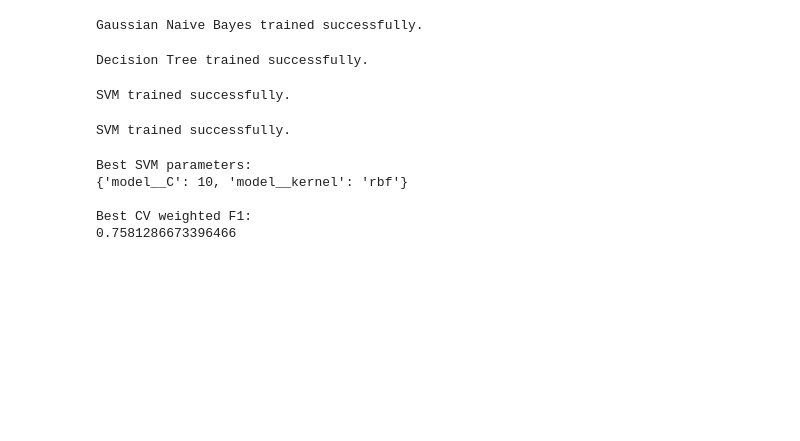
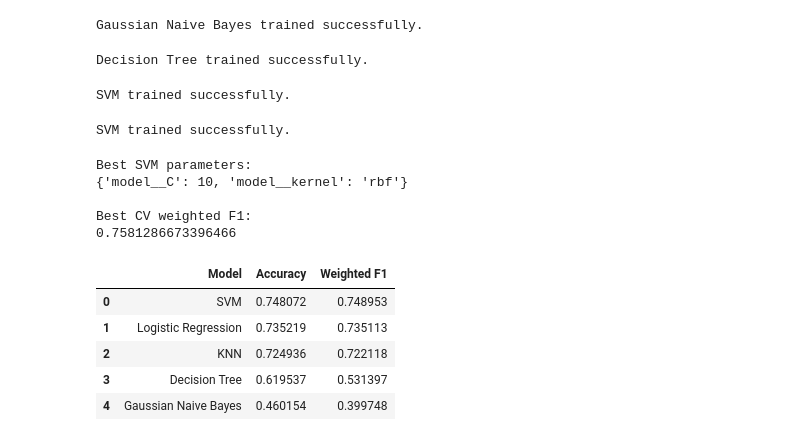
Before and after one commit to Praaneesh/PredictX_Multi_Domain_Predictive_Intelligence, a Jupyter notebook: classification.ipynb, the cells around one changed output. Cells and saved outputs as stored; diff of their text form; code cells hidden in the pictures; blank space fills up the shorter version.

```diff
--- a/classification.ipynb
+++ b/classification.ipynb
@@ -753,3 +753,85 @@ Best SVM parameters:
 
 Best CV weighted F1:
 0.7581286673396466
+# %%
+# ==============================
+# MODEL EVALUATION FUNCTION
+# ==============================
+
+def evaluate_model(model_name, y_true, y_pred):
+
+    accuracy = accuracy_score(y_true, y_pred)
+
+    weighted_f1 = f1_score(
+        y_true,
+        y_pred,
+        average="weighted"
+    )
+
+    return {
+        "Model": model_name,
+        "Accuracy": accuracy,
+        "Weighted F1": weighted_f1
+    }
+# %%
+# ==============================
+# COMPARE ALL CLASSIFIERS
+# ==============================
+
+results = []
+
+results.append(
+    evaluate_model(
+        "Logistic Regression",
+        y_test,
+        y_pred_logistic
+    )
+)
+
+results.append(
+    evaluate_model(
+        "KNN",
+        y_test,
+        y_pred_knn
+    )
+)
+
+results.append(
+    evaluate_model(
+        "Gaussian Naive Bayes",
+        y_test,
+        y_pred_nb
+    )
+)
+
+results.append(
+    evaluate_model(
+        "Decision Tree",
+        y_test,
+        y_pred_tree
+    )
+)
+
+results.append(
+    evaluate_model(
+        "SVM",
+        y_test,
+        y_pred_svm
+    )
+)
+
+results_df = pd.DataFrame(results)
+
+results_df = results_df.sort_values(
+    by="Weighted F1",
+    ascending=False
+).reset_index(drop=True)
+
+results_df
+# %% [output]
+|  | Model | Accuracy | Weighted F1 |
+| 0 | SVM | 0.748072 | 0.748953 |
+| 1 | Logistic Regression | 0.735219 | 0.735113 |
+| 2 | KNN | 0.724936 | 0.722118 |
+| 3 | Decision Tree | 0.619537 | 0.531397 |
+| 4 | Gaussian Naive Bayes | 0.460154 | 0.399748 |
```
Also changed, not shown: parts of 1 cell of this notebook.
